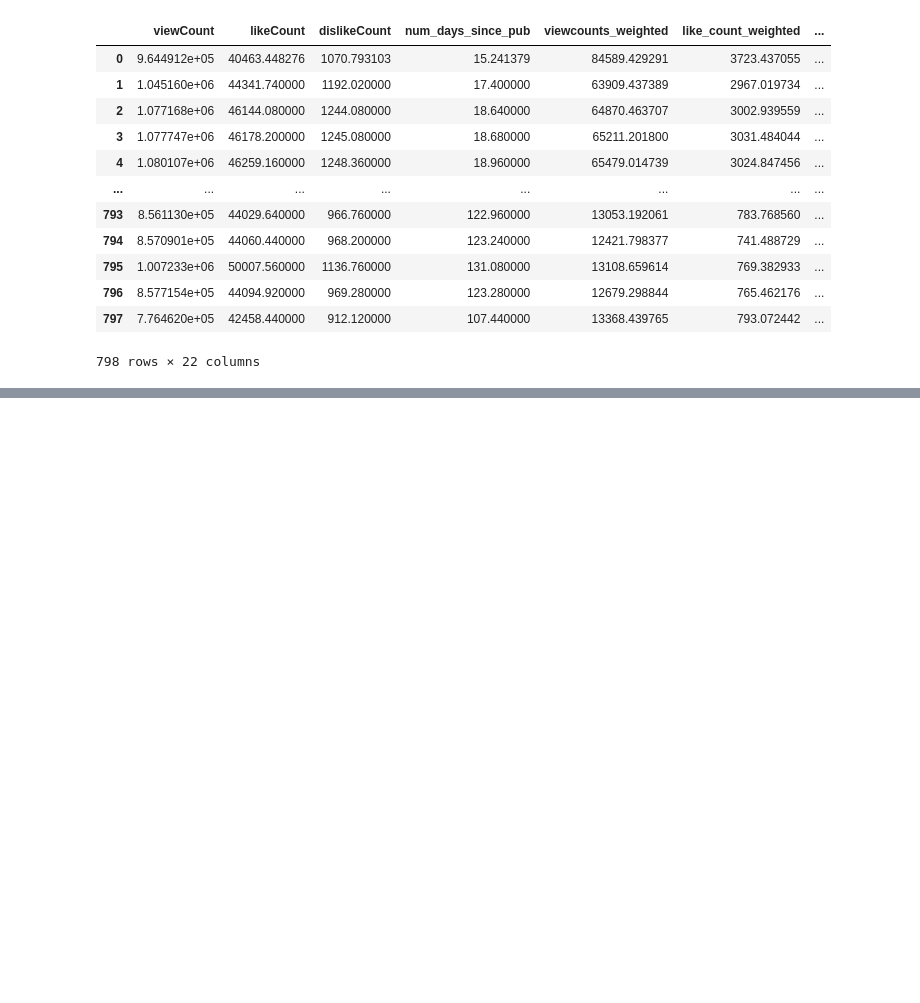
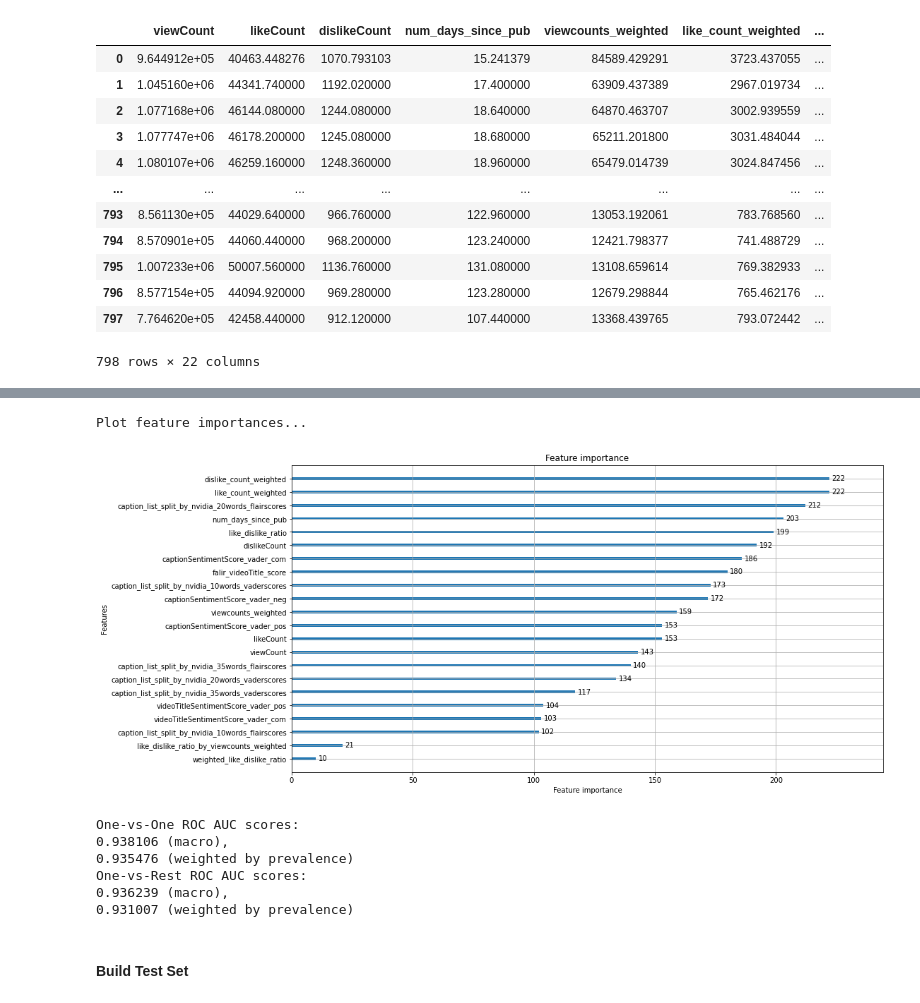
Before and after one commit to Cloblak/youtube_content_based_stock_prediction, a Jupyter notebook: 10_code/Model_Oblak_10APR.ipynb, the cells around one changed output, grey strips where cells are left out. Saved outputs shown, nothing was run; the diff lists cells and outputs as text; code cells hidden in the pictures; blank space fills up the shorter version.

```diff
--- a/10_code/Model_Oblak_10APR.ipynb
+++ b/10_code/Model_Oblak_10APR.ipynb
@@ -316,0 +364,7 @@ y_pred_1 = clf.predict(X_test)
+# %%
+print("Plot feature importances...")
+ax = lgb.plot_importance(model, max_num_features=22, figsize=(15, 8))
+plt.show()
+# %% [output]
+Plot feature importances...
+[figure, added]
@@ -316,0 +375,28 @@ y_pred_1 = clf.predict(X_test)
+# %%
+y_prob = model.predict_proba(X_test)
+
+macro_roc_auc_ovo = roc_auc_score(y_test, y_prob, multi_class="ovo", average="macro")
+weighted_roc_auc_ovo = roc_auc_score(
+    y_test, y_prob, multi_class="ovo", average="weighted"
+)
+macro_roc_auc_ovr = roc_auc_score(y_test, y_prob, multi_class="ovr", average="macro")
+weighted_roc_auc_ovr = roc_auc_score(
+    y_test, y_prob, multi_class="ovr", average="weighted"
+)
+print(
+    "One-vs-One ROC AUC scores:\n{:.6f} (macro),\n{:.6f} "
+    "(weighted by prevalence)".format(macro_roc_auc_ovo, weighted_roc_auc_ovo)
+)
+print(
+    "One-vs-Rest ROC AUC scores:\n{:.6f} (macro),\n{:.6f} "
+    "(weighted by prevalence)".format(macro_roc_auc_ovr, weighted_roc_auc_ovr)
+)
+# %% [output]
+One-vs-One ROC AUC scores:
+0.938106 (macro),
+0.935476 (weighted by prevalence)
+One-vs-Rest ROC AUC scores:
+0.936239 (macro),
+0.931007 (weighted by prevalence)
+# %% [markdown]
+#### Build Test Set
```
Also changed, not shown: parts of 63 cells of this notebook, 7 other files.
